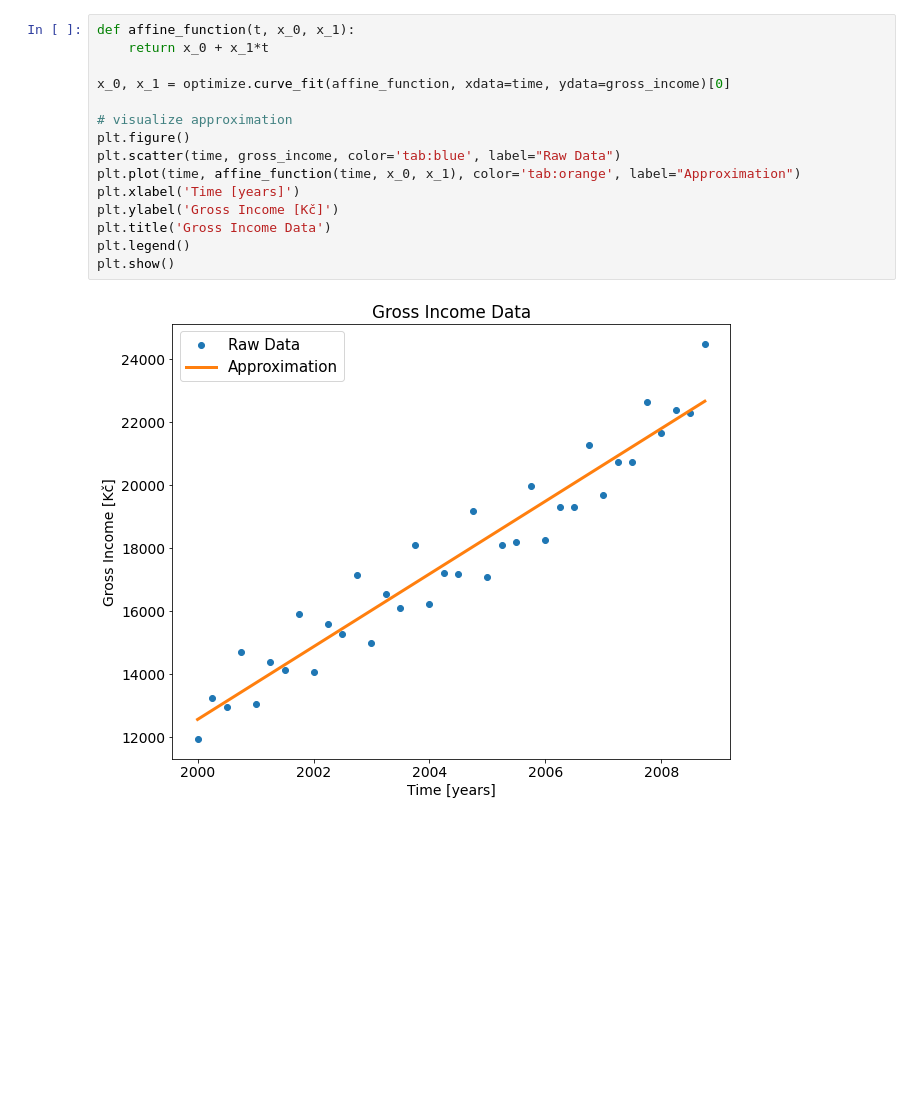
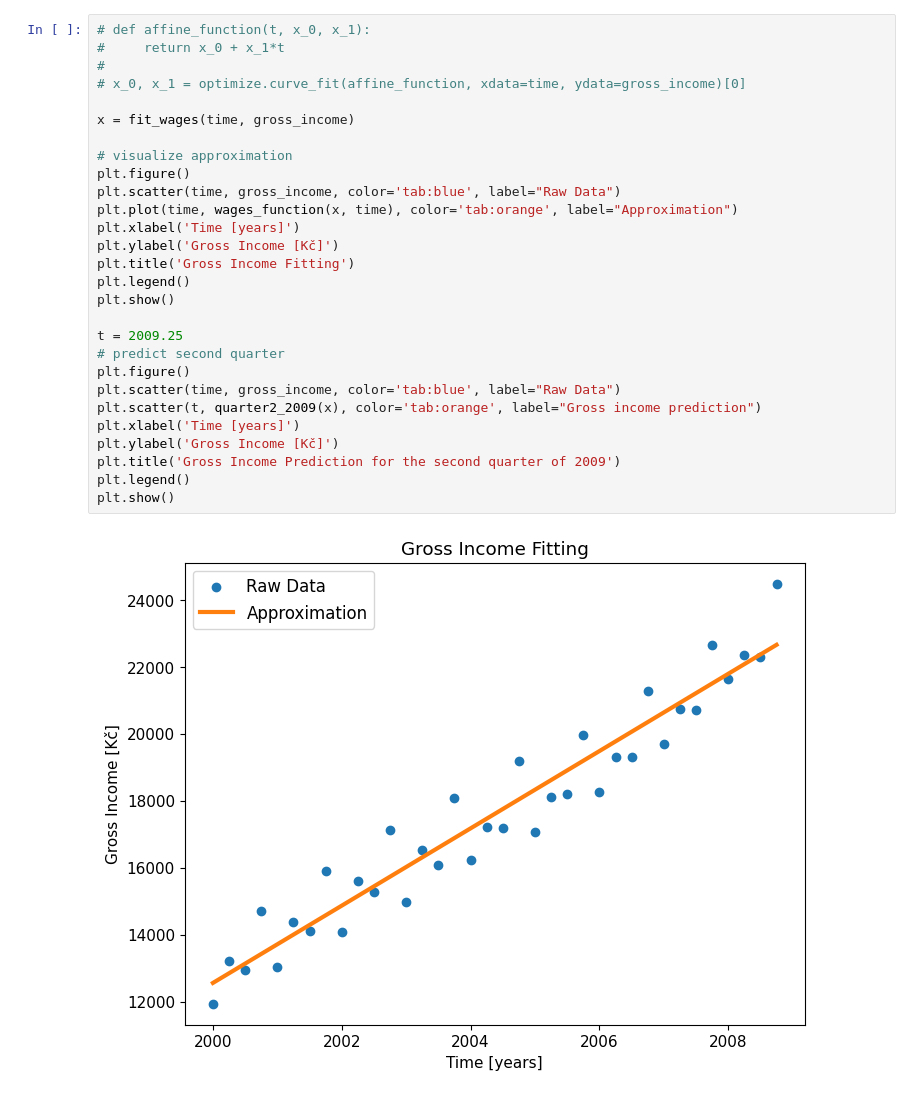
Before and after one commit to aleskucera/OPT-Assignments, a Jupyter notebook: 01_mzda_a_teplota/code/mzda_a_teplota.ipynb, the cells around one changed output. Drawn from its saved outputs; the diff is of its cells as text; blank space fills up the shorter version.

```diff
--- a/01_mzda_a_teplota/code/mzda_a_teplota.ipynb
+++ b/01_mzda_a_teplota/code/mzda_a_teplota.ipynb
@@ -33,17 +34,30 @@ plt.show()
 # %%
-def affine_function(t, x_0, x_1):
-    return x_0 + x_1*t
+# def affine_function(t, x_0, x_1):
+#     return x_0 + x_1*t
+#
+# x_0, x_1 = optimize.curve_fit(affine_function, xdata=time, ydata=gross_income)[0]
 
-x_0, x_1 = optimize.curve_fit(affine_function, xdata=time, ydata=gross_income)[0]
+x = fit_wages(time, gross_income)
 
 # visualize approximation
 plt.figure()
 plt.scatter(time, gross_income, color='tab:blue', label="Raw Data")
-plt.plot(time, affine_function(time, x_0, x_1), color='tab:orange', label="Approximation")
+plt.plot(time, wages_function(x, time), color='tab:orange', label="Approximation")
 plt.xlabel('Time [years]')
 plt.ylabel('Gross Income [Kč]')
-plt.title('Gross Income Data')
+plt.title('Gross Income Fitting')
 plt.legend()
 plt.show()
+
+t = 2009.25
+# predict second quarter
+plt.figure()
+plt.scatter(time, gross_income, color='tab:blue', label="Raw Data")
+plt.scatter(t, quarter2_2009(x), color='tab:orange', label="Gross income prediction")
+plt.xlabel('Time [years]')
+plt.ylabel('Gross Income [Kč]')
+plt.title('Gross Income Prediction for the second quarter of 2009')
+plt.legend()
+plt.show()
 # %% [output]
-[figure, old version]
+[figure, new version]
```
Also changed, not shown: parts of 5 cells of this notebook, 5 other files.
